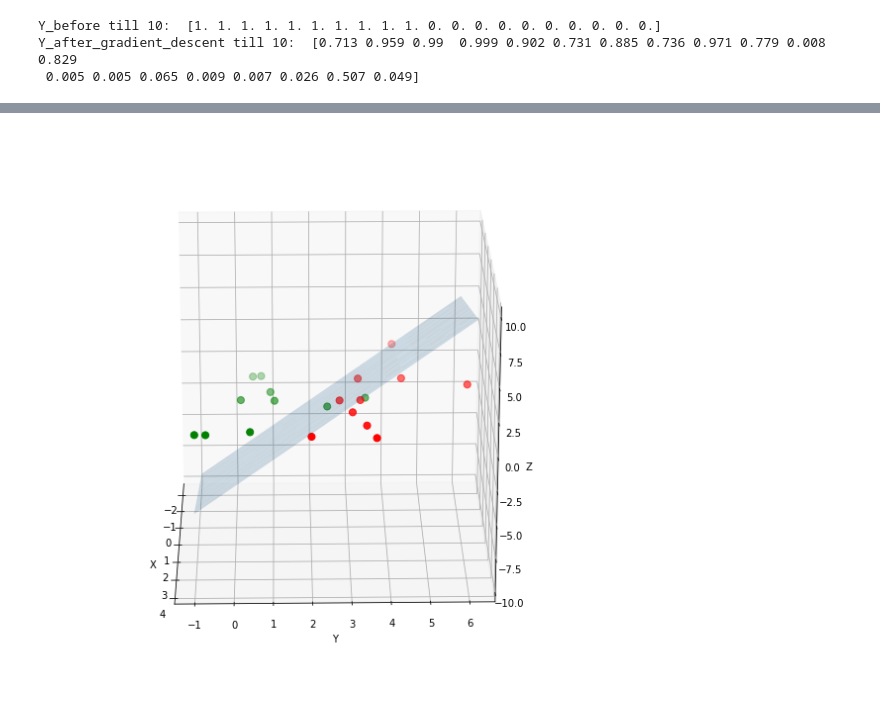
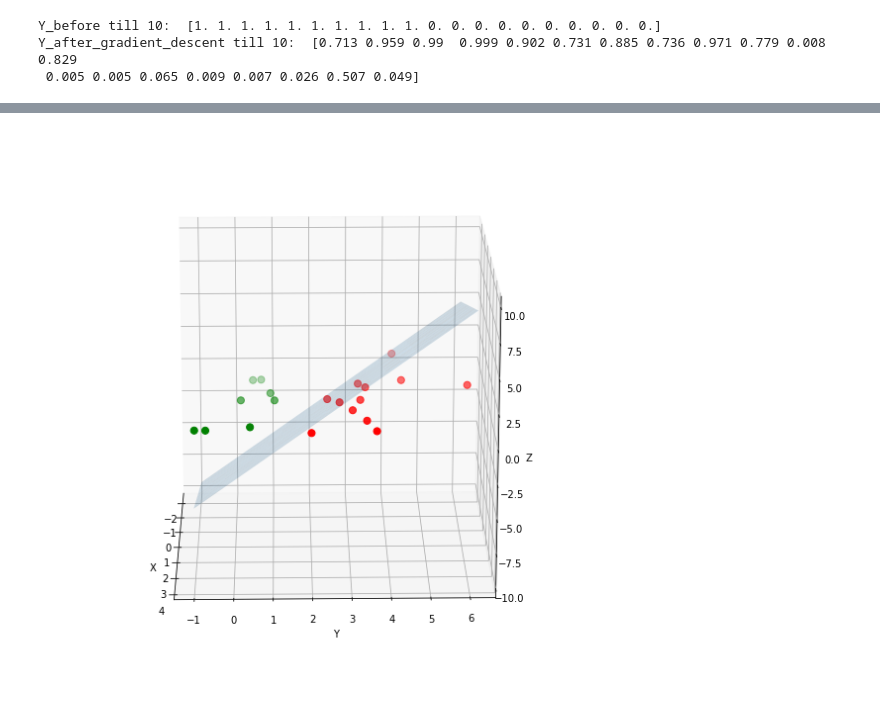
Before and after one commit to KonstantinKochetov/ML-implementations, a Jupyter notebook: Beleg3.ipynb, the cells around one changed output, grey strips where cells are left out. Drawn from its saved outputs; the diff is of its cells as text; code cells hidden in the pictures.

Commit message:
removed 2D plot, only 3D plotts

```diff
--- a/Beleg3.ipynb
+++ b/Beleg3.ipynb
@@ -214,4 +178,5 @@ plotDecisionBoundary(theta_result, X, y)
 # %%
+# Aufgabe 6
 def plot3D(X, y, theta):
 
     # data
@@ -233,33 +198,33 @@ def plot3D(X, y, theta):
     X_1_neg = X[neg,2]
     X_1_neg = X_1_neg.reshape(len(X_1_neg), 1)
     Y_neg = y[neg]
     Y_neg = Y_neg.reshape(len(Y_neg), 1)
 
     # plot plane
     mn = np.min(data, axis=0)
     mx = np.max(data, axis=0)
     X,Y = np.meshgrid(np.linspace(mn[0], mx[0], 20), np.linspace(mn[1], mx[1], 20))
     Z = theta_result[1]*X + theta_result[2]*Y + theta_result[0]
     fig1 =  plt.figure(figsize=(10, 10))
     ax = fig1.gca(projection='3d')
     ax.plot_surface(X, Y, Z, rstride=1, cstride=1, alpha=0.2)
 
     # plot points
     ax.scatter(X_0_neg, X_1_neg, Y_neg, c='g', s=50)
     ax.scatter(X_0_pos, X_1_pos, Y_pos, c='r', s=50)
 
     # plot finish
     plt.xlabel('X')
     plt.ylabel('Y')
     ax.set_zlabel('Z')
     ax.axis('equal')
     ax.axis('tight')
 
     # rotate
     for angle in range(0, 360):
-        ax.view_init(21, angle)
+        ax.view_init(18, angle)
 
 # test
-plot3D(X, y, theta_result)
+plot3D(X, y_after, theta_result)
 # %% [output]
-[figure, old version]
+[figure, new version]
```
Also changed, not shown: parts of 1 cell of this notebook.
